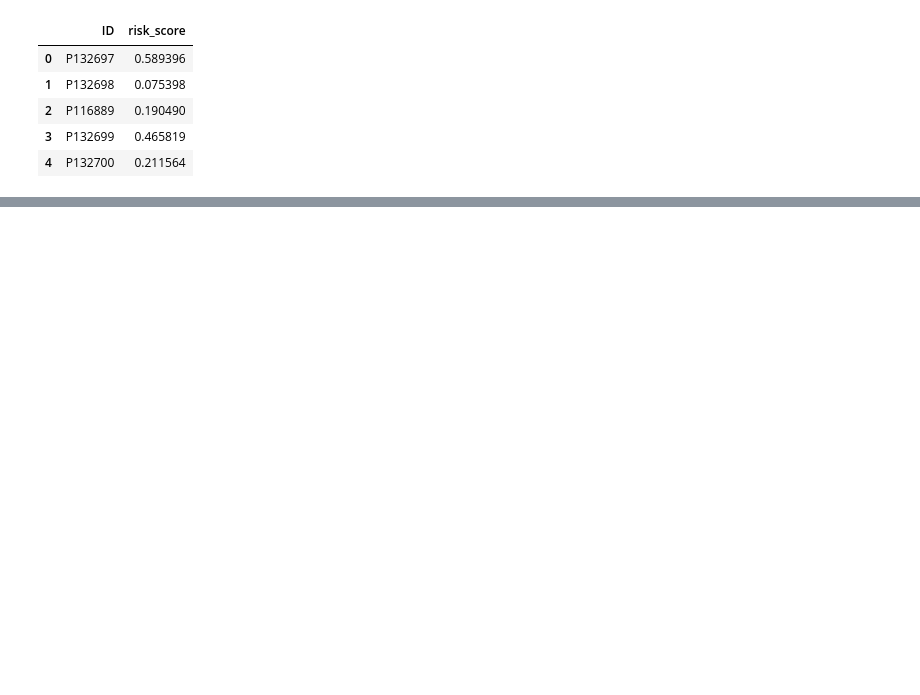
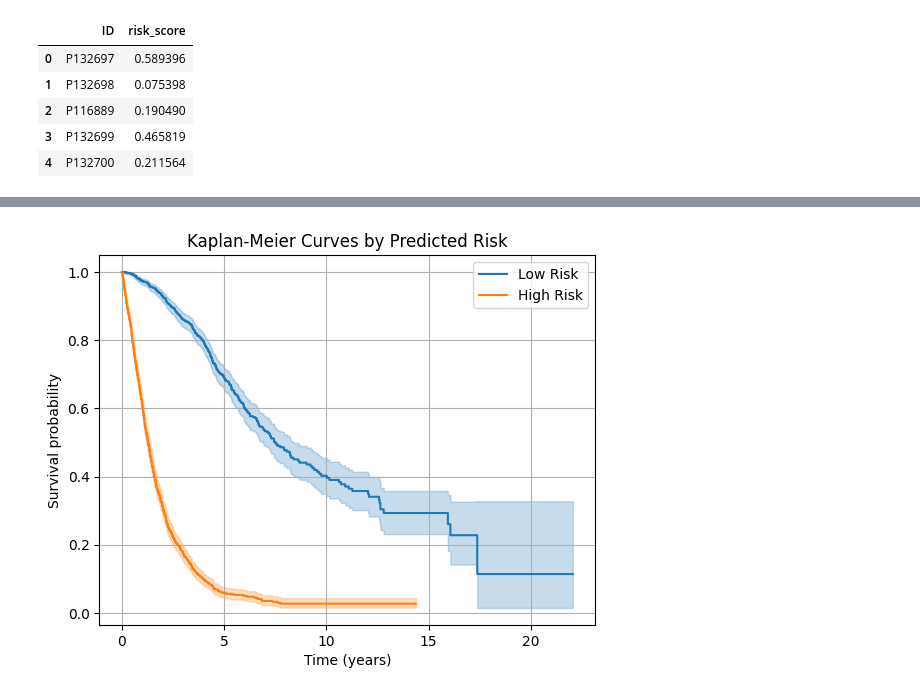
Before and after one commit to od121212/Leukemia-Survival-Rate, a Jupyter notebook: Sandbox.ipynb, the cells around one changed output, grey strips where cells are left out. Cells and saved outputs as stored; diff of their text form; code cells hidden in the pictures; blank space fills up the shorter version.

```diff
--- a/Sandbox.ipynb
+++ b/Sandbox.ipynb
@@ -707,0 +341,40 @@ ValueError: no field of name event
+# %%
+import pandas as pd
+import numpy as np
+from lifelines import KaplanMeierFitter
+
+pipeline.fit(X, y_surv)  # y_surv = structured array from Surv.from_dataframe
+
+X_transformed = pipeline[:-1].transform(X)  # all preprocessing steps
+rsf_model = pipeline.named_steps["model"]
+risk_scores = rsf_model.predict(X_transformed)  # risk score per patient
+
+df_risk = X.copy()
+df_risk["risk_score"] = risk_scores
+
+median_risk = df_risk["risk_score"].median()
+low_risk = df_risk[df_risk["risk_score"] <= median_risk].copy()
+high_risk = df_risk[df_risk["risk_score"] > median_risk].copy()
+
+low_risk["OS_YEARS"] = target_df.loc[low_risk.index, "OS_YEARS"]
+low_risk["OS_STATUS"] = target_df.loc[low_risk.index, "OS_STATUS"]
+high_risk["OS_YEARS"] = target_df.loc[high_risk.index, "OS_YEARS"]
+high_risk["OS_STATUS"] = target_df.loc[high_risk.index, "OS_STATUS"]
+
+kmf = KaplanMeierFitter()
+ax = None
+
+for group_name, df_group in [("Low Risk", low_risk), ("High Risk", high_risk)]:
+    kmf.fit(
+        durations=df_group["OS_YEARS"],
+        event_observed=df_group["OS_STATUS"],
+        label=group_name
+    )
+    ax = kmf.plot_survival_function(ax=ax)
+
+ax.set_xlabel("Time (years)")
+ax.set_ylabel("Survival probability")
+ax.set_title("Kaplan-Meier Curves by Predicted Risk")
+ax.grid(True)
+# %% [output]
+[figure, added]
```
Also changed, not shown: parts of 10 cells of this notebook.
